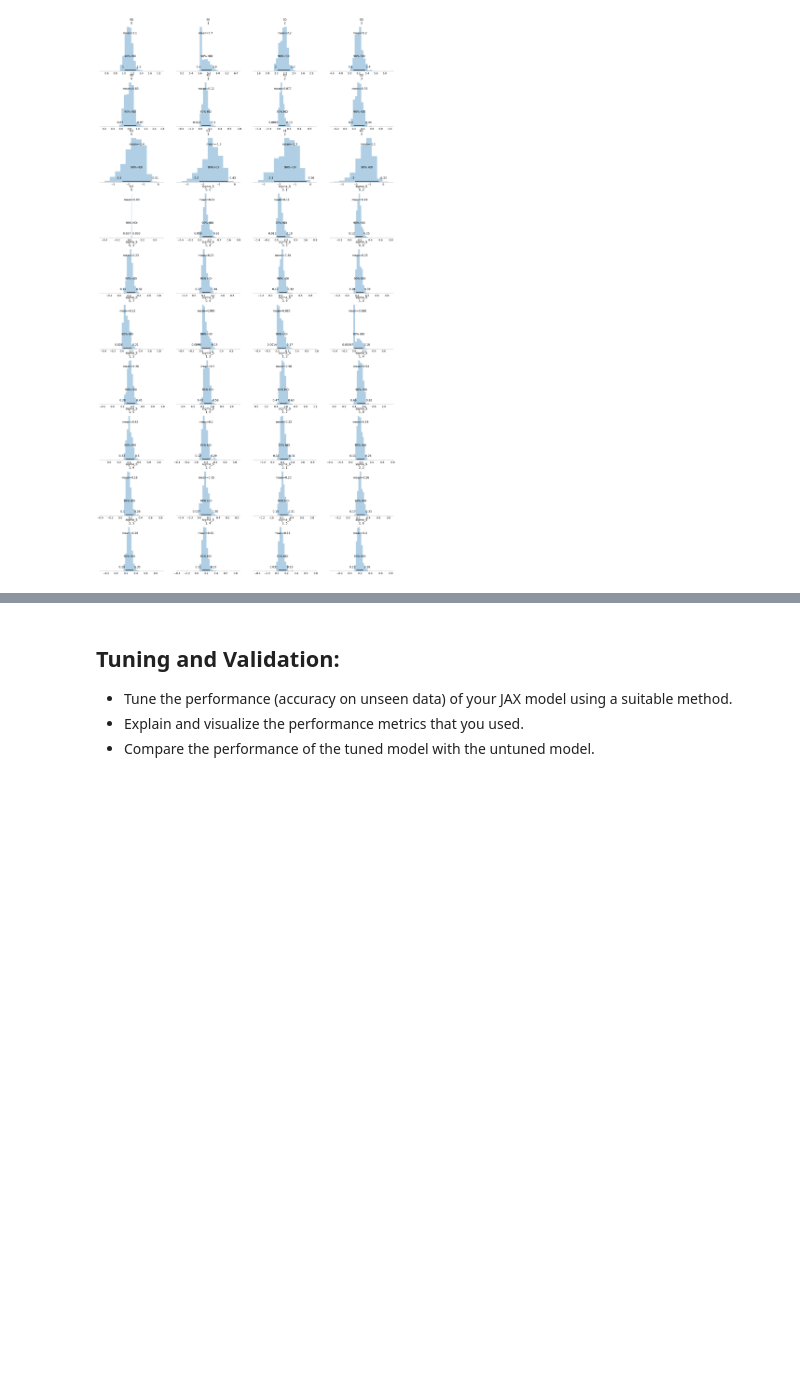
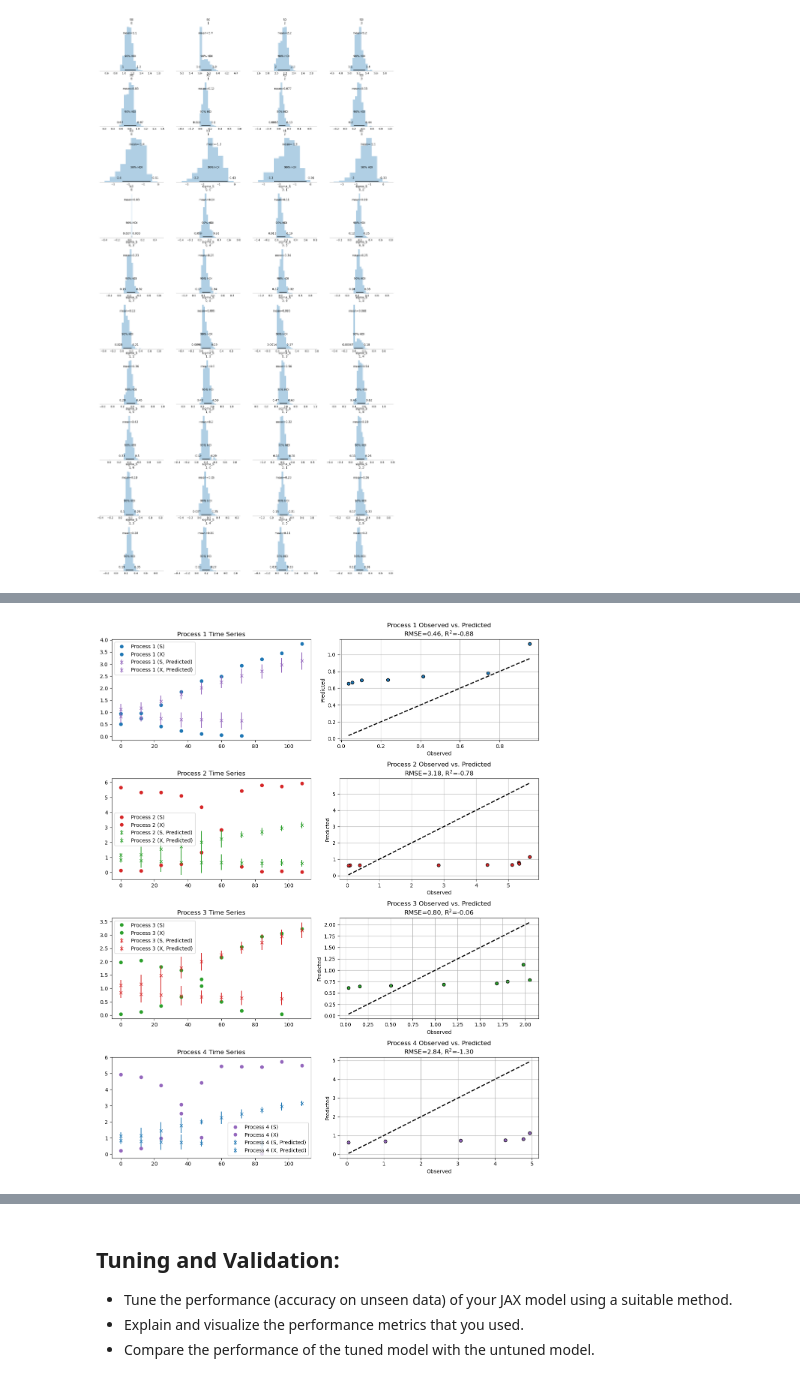
Before and after one commit to nkrausch/insilico_task, a Jupyter notebook: jupyter_notebooks/01_modelling_task.ipynb, the cells around one changed output, grey strips where cells are left out. Drawn from its saved outputs; the diff is of its cells as text; code cells hidden in the pictures; blank space fills up the shorter version.

```diff
--- a/jupyter_notebooks/01_modelling_task.ipynb
+++ b/jupyter_notebooks/01_modelling_task.ipynb
@@ -472,13 +527,15 @@ def model(t: jnp.array, S0: float=None, X0: float=None, S_obs: jnp.array=None, X
 
 
 
-    if S_obs is not None and X_obs is not None:
+    if S_obs is not None:
         S_obs = S_obs.reshape(num_datasets, -1)
-        X_obs = X_obs.reshape(num_datasets, -1)
         mask_S = jnp.isfinite(S_obs)
         numpyro.sample('obs_S', dist.Normal(concentrations_pred_all[:, 0, :], sigma_S).mask(mask_S), obs=S_obs)
+    else:
+        numpyro.sample('obs_S', dist.Normal(concentrations_pred_all[:, 0, :], sigma_S))
+    if X_obs is not None:
+        X_obs = X_obs.reshape(num_datasets, -1)
         mask_X = jnp.isfinite(X_obs)
         numpyro.sample('obs_X', dist.Normal(concentrations_pred_all[:, 1, :], sigma_X).mask(mask_X), obs=X_obs)
     else:
-        numpyro.sample('obs_S', dist.Normal(concentrations_pred_all[:, 0, :], sigma_S))
         numpyro.sample('obs_X', dist.Normal(concentrations_pred_all[:, 1, :], sigma_X))
@@ -519,3 +579,6 @@ mcmc.print_summary()
      w2[3,0]      0.33      0.40      0.19      0.00      0.83     17.37      1.12
 
 Number of divergences: 11
+# %%
+with open("./model_fit.pkl", "rb") as file:
+    mcmc = dill.load(file)
@@ -649,0 +679,81 @@ plt.tight_layout()
+# %%
+colors = ['tab:blue', 'tab:red', 'tab:green', 'tab:purple']
+states = ['Process 1', 'Process 2', 'Process 3', 'Process 4']
+
+# Create subplots for time series data and observed vs. predicted data
+fig, axs = plt.subplots(4, 2, figsize=(12, 15)) # 4 rows, 2 columns
+
+# Flatten the axs array for easier indexing
+axs = axs.flatten()
+
+# Plot time series and observed vs. predicted for each state variable
+for i, (state, color, color2, obs_S, pred_S, quantile_low_S, quantile_high_S,
+        obs_X, pred_X, quantile_low_X, quantile_high_X) in enumerate(zip(states, colors, colors[::-1], all_S, mu_S, pi_S[0], pi_S[1], all_X, mu_X, pi_X[0], pi_X[1])):
+
+    obs_S = np.array(obs_S)
+    obs_X = np.array(obs_X)
+    pred_S = np.array(pred_S)
+    pred_X = np.array(pred_X)
+
+    # Mask NaN values
+    mask_S = np.isnan(obs_S)
+    observations_filtered_S = obs_S[~mask_S]
+    predictions_filtered_S = pred_S[~mask_S]
+
+    mask_X = np.isnan(obs_X)
+    observations_filtered_X = obs_X[~mask_X]
+    predictions_filtered_X = pred_X[~mask_X]
+
+    # Assuming pi_S contains quantiles, extract them and apply same masking
+    lower_bound_S = quantile_low_S[~mask_S]
+    upper_bound_S = quantile_high_S[~mask_S]
+
+    lower_bound_X = quantile_low_X[~mask_X]
+    upper_bound_X = quantile_high_X[~mask_X]
+
+    # Calculate the error margins
+    lower_error_S = predictions_filtered_S - lower_bound_S
+    upper_error_S = upper_bound_S - predictions_filtered_S
+
+    lower_error_X = predictions_filtered_X - lower_bound_X
+    upper_error_X = upper_bound_X - predictions_filtered_X
+
+    # Make sure no negative values in yerr
+    lower_error_S = np.abs(lower_error_S)
+    upper_error_S = np.abs(upper_error_S)
+
+    lower_error_X = np.abs(lower_error_X)
+    upper_error_X = np.abs(upper_error_X)
+
+    t_filtered_S = all_times[i][~mask_S]
+    t_filtered_X = all_times[i][~mask_X]
+
+    # Time series plot for S
+    axs[2*i].plot(t_filtered_S, observations_filtered_S, "o", label=f'{state} (S)', color=color)
+    axs[2*i].errorbar(t_filtered_S, predictions_filtered_S, yerr=[lower_error_S, upper_error_S], fmt='x', label=f'{state} (S, Predicted)', color=color2)
+    axs[2*i].set_title(f'{state} Time Series')
+    axs[2*i].legend()
+
+    # Time series plot for X
+    axs[2*i].plot(t_filtered_X, observations_filtered_X, "o", label=f'{state} (X)', color=color)
+    axs[2*i].errorbar(t_filtered_X, predictions_filtered_X, yerr=[lower_error_X, upper_error_X], fmt='x', label=f'{state} (X, Predicted)', color=color2)
+    axs[2*i].set_title(f'{state} Time Series')
+    axs[2*i].legend()
+
+    # Calculate RMSE and R^2
+    rmse_S = root_mean_squared_error(observations_filtered_S, predictions_filtered_S)
+    r2_S = r2_score(observations_filtered_S, predictions_filtered_S)
+
+    # Observed vs. Predicted plot with RMSE and R^2 in the title
+    axs[2*i+1].scatter(observations_filtered_S, predictions_filtered_S, color=color, edgecolors='k')
+    axs[2*i+1].plot([observations_filtered_S.min(), observations_filtered_S.max()], [observations_filtered_S.min(), observations_filtered_S.max()], 'k--', lw=2)
+    axs[2*i+1].set_title(f'{state} Observed vs. Predicted\nRMSE={rmse_S:.2f}, R$^2$={r2_S:.2f}')
+    axs[2*i+1].set_xlabel('Observed')
+    axs[2*i+1].set_ylabel('Predicted')
+    axs[2*i+1].grid(True)
+
+# Adjust layout
+plt.tight_layout()
+plt.show()
+# %% [output]
+[figure, added]
```
Also changed, not shown: parts of 33 cells of this notebook.
